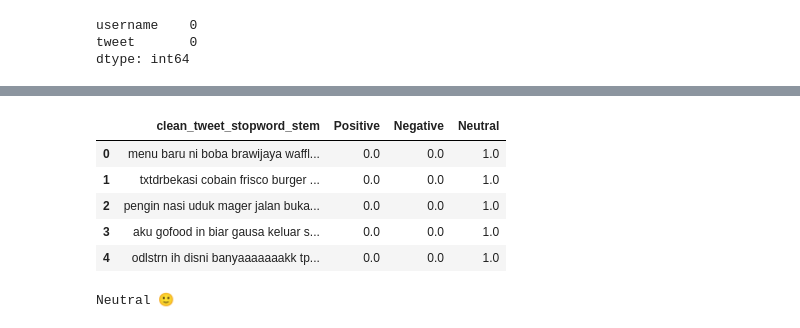
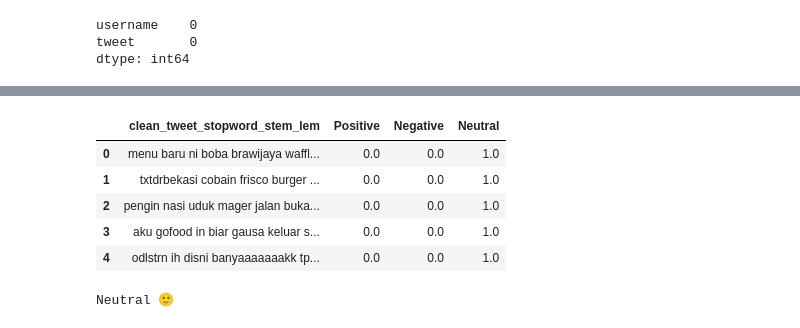
Before and after one commit to roannarum/Gofood-Sentiment, a Jupyter notebook: Gofood_sentiment_analyst.ipynb, the cells around one changed output, grey strips where cells are left out. Cells and saved outputs as stored; diff of their text form; code cells hidden in the pictures.

```diff
--- a/Gofood_sentiment_analyst.ipynb
+++ b/Gofood_sentiment_analyst.ipynb
@@ -113,0 +116,3 @@ def lemmatizing(text):
+# %%
+data["clean_tweet_stopword_stem_lem"] = data["clean_tweet_stopword_stem"].apply(text_steming)
+data.head(10)
@@ -115,8 +132,8 @@ def lemmatizing(text):
 from nltk.sentiment.vader import SentimentIntensityAnalyzer
 nltk.download('vader_lexicon')
 sentiments = SentimentIntensityAnalyzer()
-data["Positive"] = [sentiments.polarity_scores(i)["pos"] for i in data["clean_tweet_stopword_stem"]]
-data["Negative"] = [sentiments.polarity_scores(i)["neg"] for i in data["clean_tweet_stopword_stem"]]
-data["Neutral"] = [sentiments.polarity_scores(i)["neu"] for i in data["clean_tweet_stopword_stem"]]
+data["Positive"] = [sentiments.polarity_scores(i)["pos"] for i in data["clean_tweet_stopword_stem_lem"]]
+data["Negative"] = [sentiments.polarity_scores(i)["neg"] for i in data["clean_tweet_stopword_stem_lem"]]
+data["Neutral"] = [sentiments.polarity_scores(i)["neu"] for i in data["clean_tweet_stopword_stem_lem"]]
 # %% [output]
 [nltk_data] Downloading package vader_lexicon to /root/nltk_data...
@@ -123,8 +141,8 @@ data["Neutral"] = [sentiments.polarity_scores(i)["neu"] for i in data["clean_twe
 # %%
-data = data[["clean_tweet_stopword_stem", "Positive", "Negative", "Neutral"]]
+data = data[["clean_tweet_stopword_stem_lem", "Positive", "Negative", "Neutral"]]
 data.head()
 # %% [output]
-|  | clean_tweet_stopword_stem | Positive | Negative | Neutral |
+|  | clean_tweet_stopword_stem_lem | Positive | Negative | Neutral |
 | 0 | menu baru ni boba brawijaya waffl... | 0.0 | 0.0 | 1.0 |
 | 1 | txtdrbekasi cobain frisco burger ... | 0.0 | 0.0 | 1.0 |
 | 2 | pengin nasi uduk mager jalan buka... | 0.0 | 0.0 | 1.0 |
```
Also changed, not shown: parts of 7 cells of this notebook.
